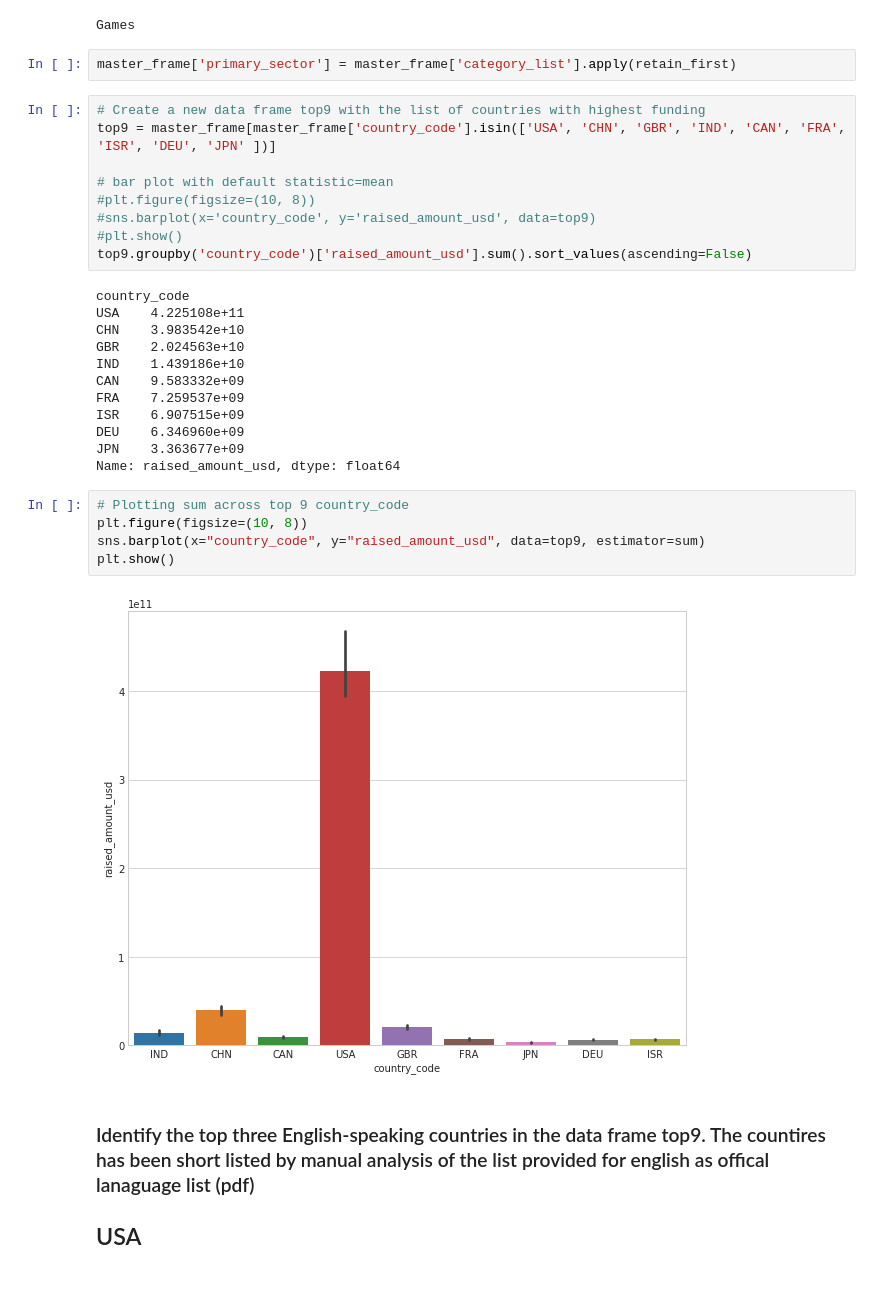
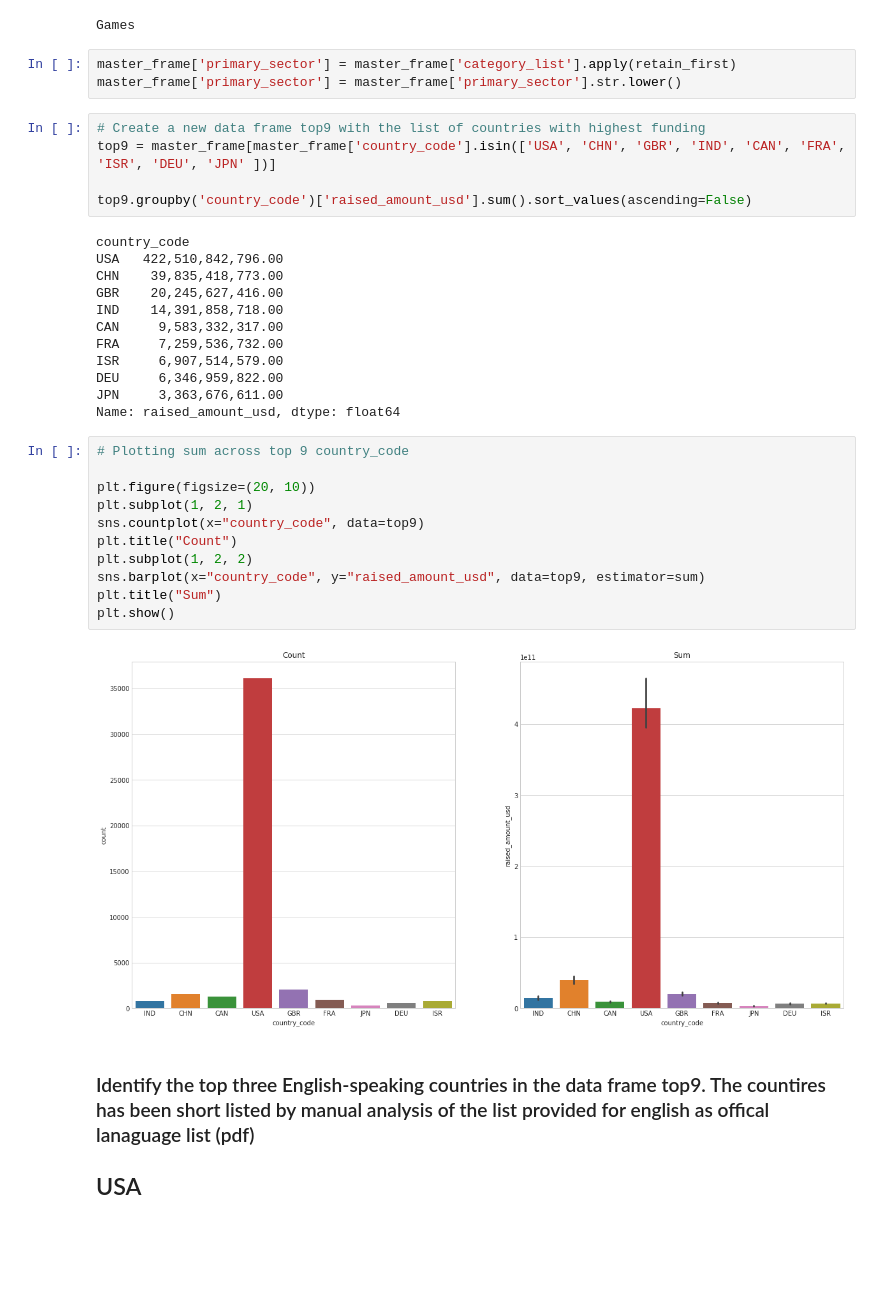
Before and after one commit to santhoshpkumar/Spark-Funds-Investment-CaseStudy, a Jupyter notebook: Investment_Analysis_Assignment.ipynb, the cells around one changed output. Cells and saved outputs as stored; diff of their text form; blank space fills up the shorter version.

```diff
--- a/Investment_Analysis_Assignment.ipynb
+++ b/Investment_Analysis_Assignment.ipynb
@@ -689,34 +709,37 @@ print(retain_first('Games'))
 Games
 # %%
 master_frame['primary_sector'] = master_frame['category_list'].apply(retain_first)
+master_frame['primary_sector'] = master_frame['primary_sector'].str.lower()
 # %%
 # Create a new data frame top9 with the list of countries with highest funding
 top9 = master_frame[master_frame['country_code'].isin(['USA', 'CHN', 'GBR', 'IND', 'CAN', 'FRA', 'ISR', 'DEU', 'JPN' ])]
 
-# bar plot with default statistic=mean
-#plt.figure(figsize=(10, 8))
-#sns.barplot(x='country_code', y='raised_amount_usd', data=top9)
-#plt.show()
 top9.groupby('country_code')['raised_amount_usd'].sum().sort_values(ascending=False)
 # %% [output]
 country_code
-USA    4.225108e+11
-CHN    3.983542e+10
-GBR    2.024563e+10
-IND    1.439186e+10
-CAN    9.583332e+09
-FRA    7.259537e+09
-ISR    6.907515e+09
-DEU    6.346960e+09
-JPN    3.363677e+09
+USA   422,510,842,796.00
+CHN    39,835,418,773.00
+GBR    20,245,627,416.00
+IND    14,391,858,718.00
+CAN     9,583,332,317.00
+FRA     7,259,536,732.00
+ISR     6,907,514,579.00
+DEU     6,346,959,822.00
+JPN     3,363,676,611.00
 Name: raised_amount_usd, dtype: float64
 # %%
 # Plotting sum across top 9 country_code
-plt.figure(figsize=(10, 8))
+
+plt.figure(figsize=(20, 10))
+plt.subplot(1, 2, 1)
+sns.countplot(x="country_code", data=top9)
+plt.title("Count")
+plt.subplot(1, 2, 2)
 sns.barplot(x="country_code", y="raised_amount_usd", data=top9, estimator=sum)
+plt.title("Sum")
 plt.show()
 # %% [output]
-[figure, old version]
+[figure, new version]
 # %% [markdown]
 ### Identify the top three English-speaking countries in the data frame top9. The countires has been short listed by manual analysis of the list provided for english as offical lanaguage list (pdf)
 
```
Also changed, not shown: parts of 64 cells of this notebook, 3 other files.
